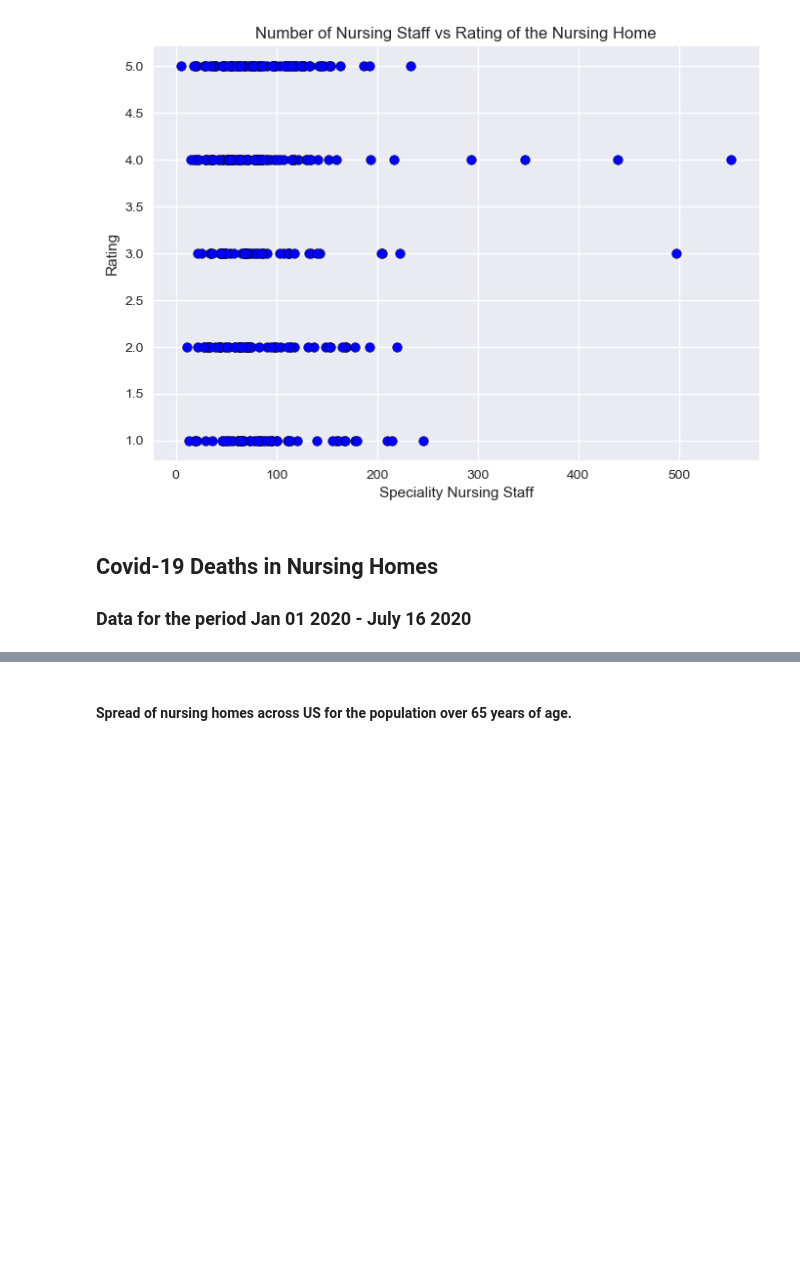
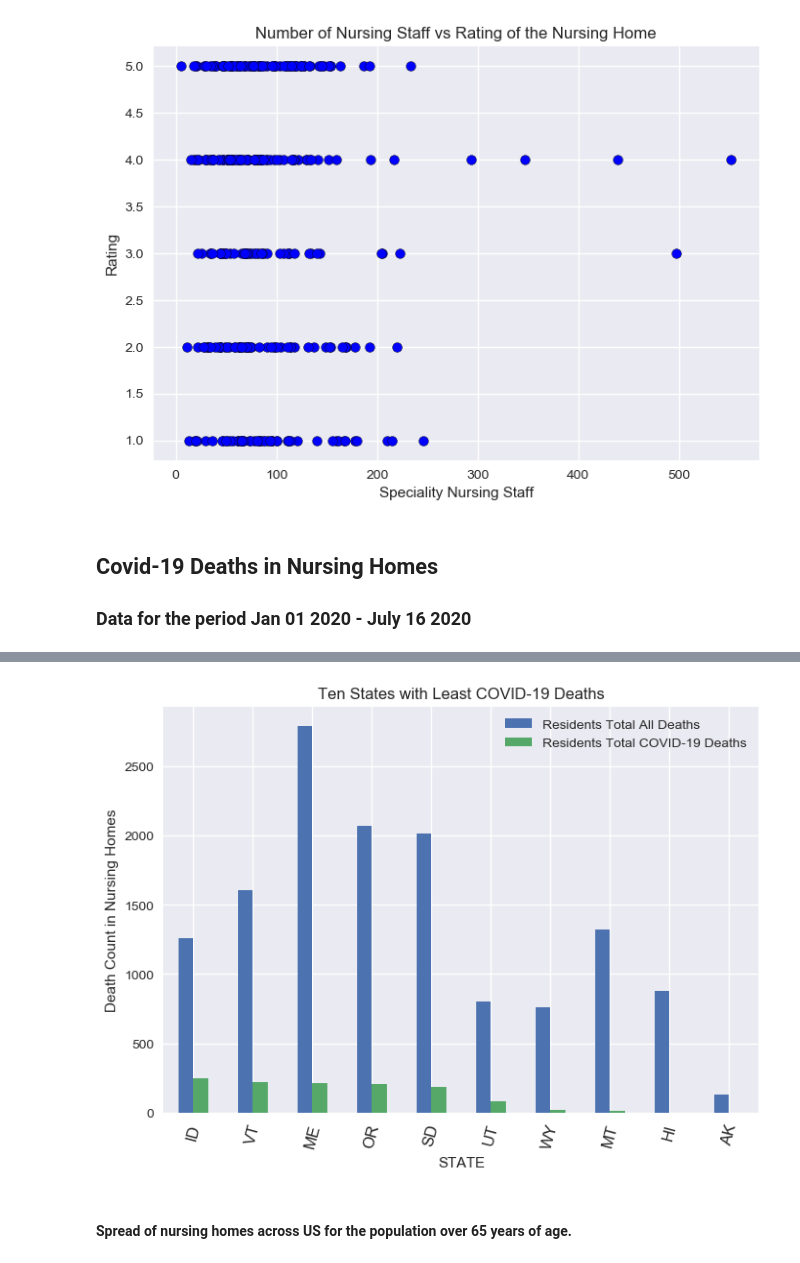
Before and after one commit to viswa306/Nursing_Home, a Jupyter notebook: prjSource/nursing_home_main.ipynb, the cells around one changed output, grey strips where cells are left out. Cells and saved outputs as stored; diff of their text form; code cells hidden in the pictures; blank space fills up the shorter version.

```diff
--- a/prjSource/nursing_home_main.ipynb
+++ b/prjSource/nursing_home_main.ipynb
@@ -333,3 +346,5 @@ plt.show()
 # %%
-# #plt.style.use('bmh')
-# drawBar_covid19TopTenUSStates(covid_us_data)
+#plt.style.use('bmh')
+drawBar_covid19LastTenUSStates(covid_us_data)
+# %% [output]
+[figure, added]
```
Also changed, not shown: parts of 7 cells of this notebook, 18 other files.
